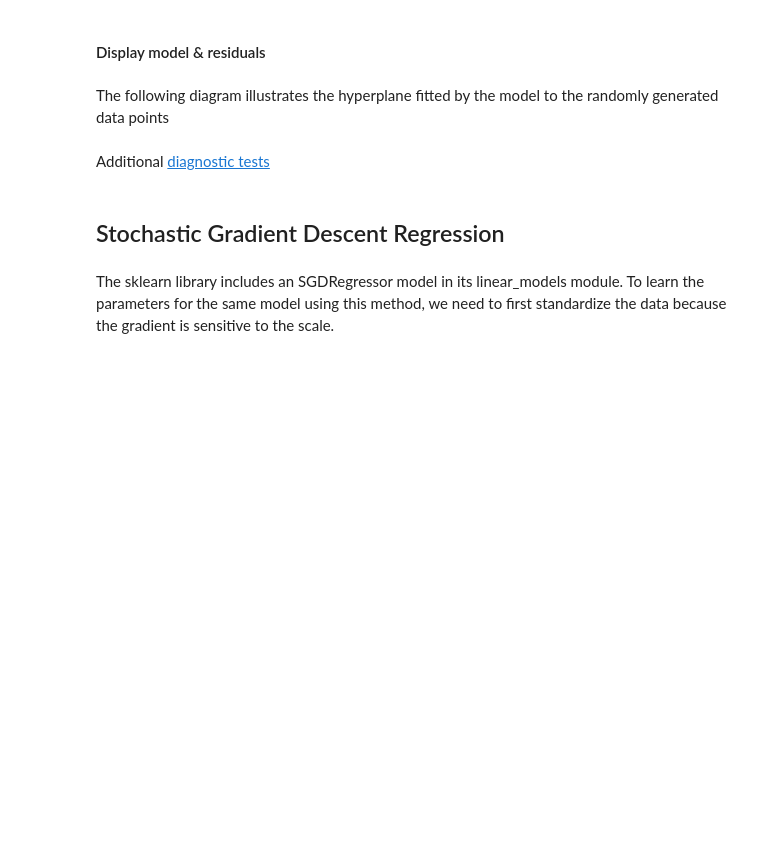
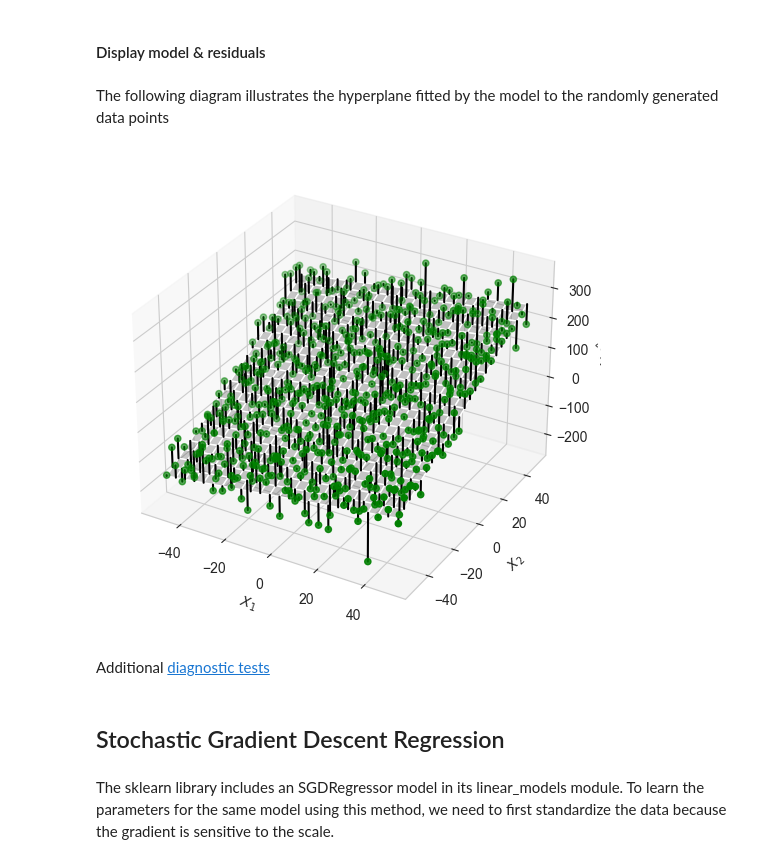
Before and after one commit to yuanxing-z/machine-learning-for-trading, a Jupyter notebook: 07_linear_models/01_linear_regression_intro.ipynb, the cells around one changed output. Drawn from its saved outputs; the diff is of its cells as text; code cells hidden in the pictures; blank space fills up the shorter version.

```diff
--- a/07_linear_models/01_linear_regression_intro.ipynb
+++ b/07_linear_models/01_linear_regression_intro.ipynb
@@ -153,16 +178,22 @@ plt.subplots_adjust(left=0.2, right=0.8, top=0.8, bottom=0.1)
 # %% [markdown]
 The following diagram illustrates the hyperplane fitted by the model to the randomly generated data points
 # %%
-three_dee = plt.figure(figsize=(15, 5)).gca(projection='3d')
+from mpl_toolkits.mplot3d import Axes3D
+
+fig = plt.figure(figsize=(15, 5))
+three_dee = fig.add_subplot(111, projection='3d')
 three_dee.scatter(data.X_1, data.X_2, data.Y, c='g')
 data['y-hat'] = model.predict()
 to_plot = data.set_index(['X_1', 'X_2']).unstack().loc[:, 'y-hat']
 three_dee.plot_surface(X_1, X_2, to_plot.values, color='black', alpha=0.2, linewidth=1, antialiased=True)
 for _, row in data.iterrows():
     plt.plot((row.X_1, row.X_1), (row.X_2, row.X_2), (row.Y, row['y-hat']), 'k-');
-three_dee.set_xlabel('$X_1$');three_dee.set_ylabel('$X_2$');three_dee.set_zlabel('$Y, \hat{Y}$')
-sns.despine()
-plt.tight_layout();
+three_dee.set_xlabel('$X_1$')
+three_dee.set_ylabel('$X_2$')
+three_dee.set_zlabel('$Y, \hat{Y}$')
+plt.tight_layout()
+# %% [output]
+[figure, added]
 # %% [markdown]
 Additional [diagnostic tests](https://www.statsmodels.org/dev/diagnostic.html)
 # %% [markdown]
```
Also changed, not shown: parts of 13 cells of this notebook.
